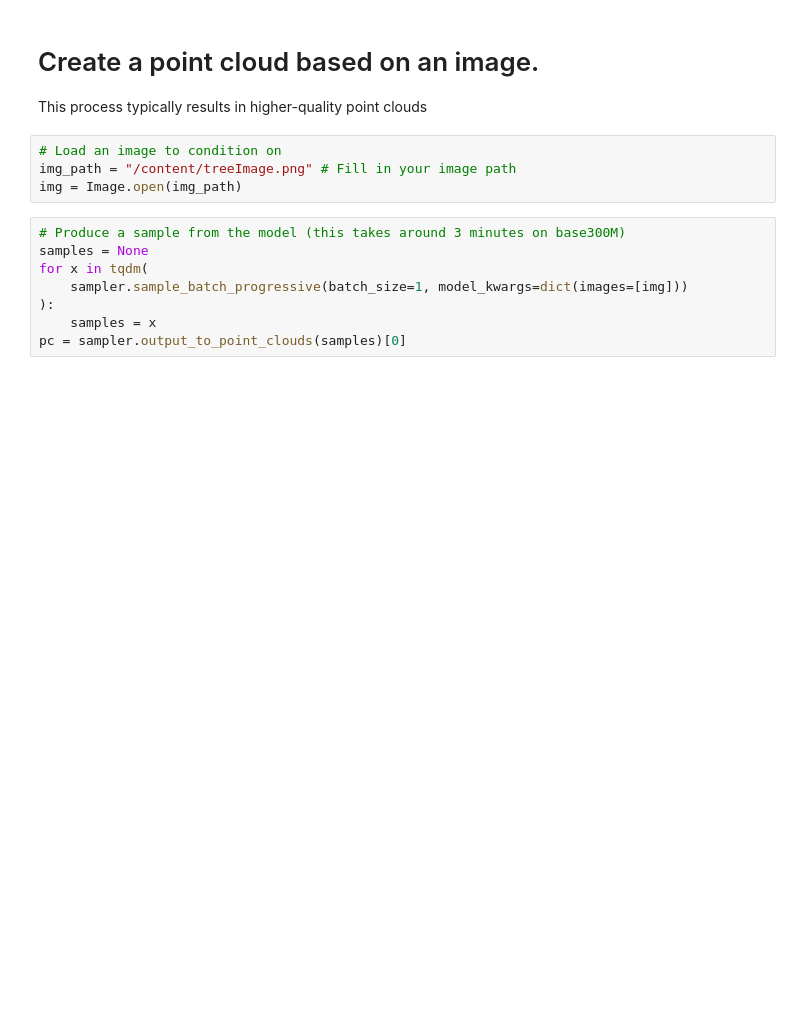
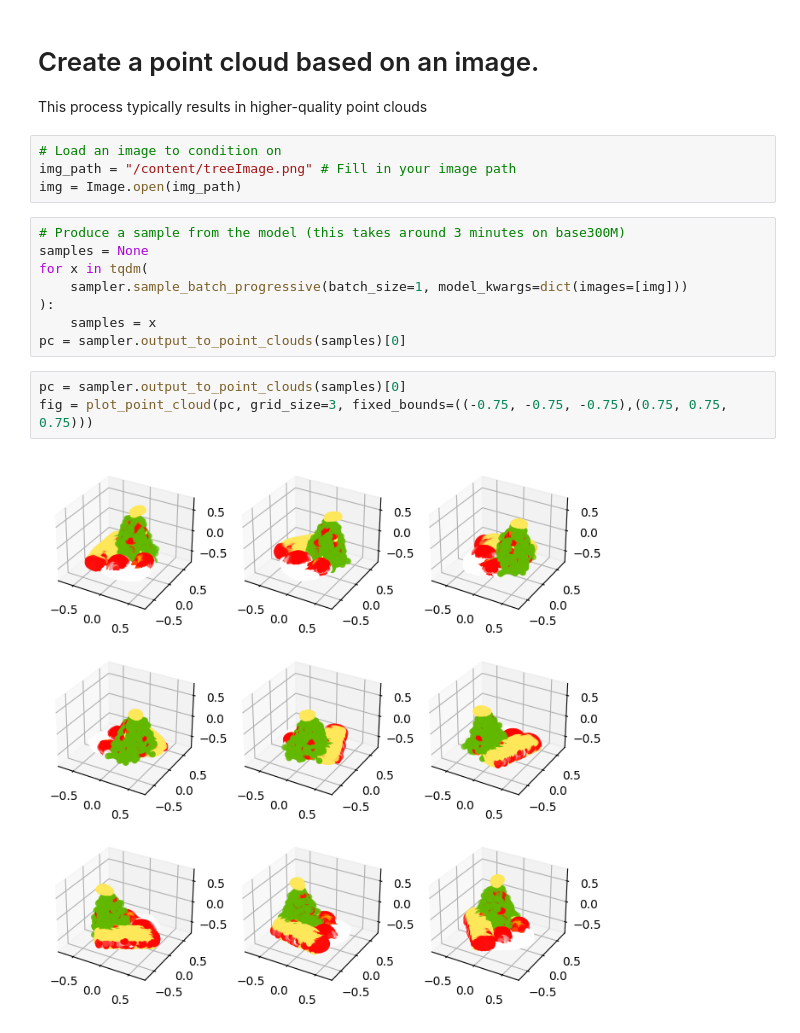
Before and after one commit to cagBRT/PointCloud, a Jupyter notebook: Image_to_Point_Cloud_with_Point_E.ipynb, the cells around one changed output. Cells and saved outputs as stored; diff of their text form; blank space fills up the shorter version.

```diff
--- a/Image_to_Point_Cloud_with_Point_E.ipynb
+++ b/Image_to_Point_Cloud_with_Point_E.ipynb
@@ -66,3 +83,8 @@ for x in tqdm(
 ):
     samples = x
 pc = sampler.output_to_point_clouds(samples)[0]
+# %%
+pc = sampler.output_to_point_clouds(samples)[0]
+fig = plot_point_cloud(pc, grid_size=3, fixed_bounds=((-0.75, -0.75, -0.75),(0.75, 0.75, 0.75)))
+# %% [output]
+[figure, added]
```
Also changed, not shown: parts of 5 cells of this notebook.
